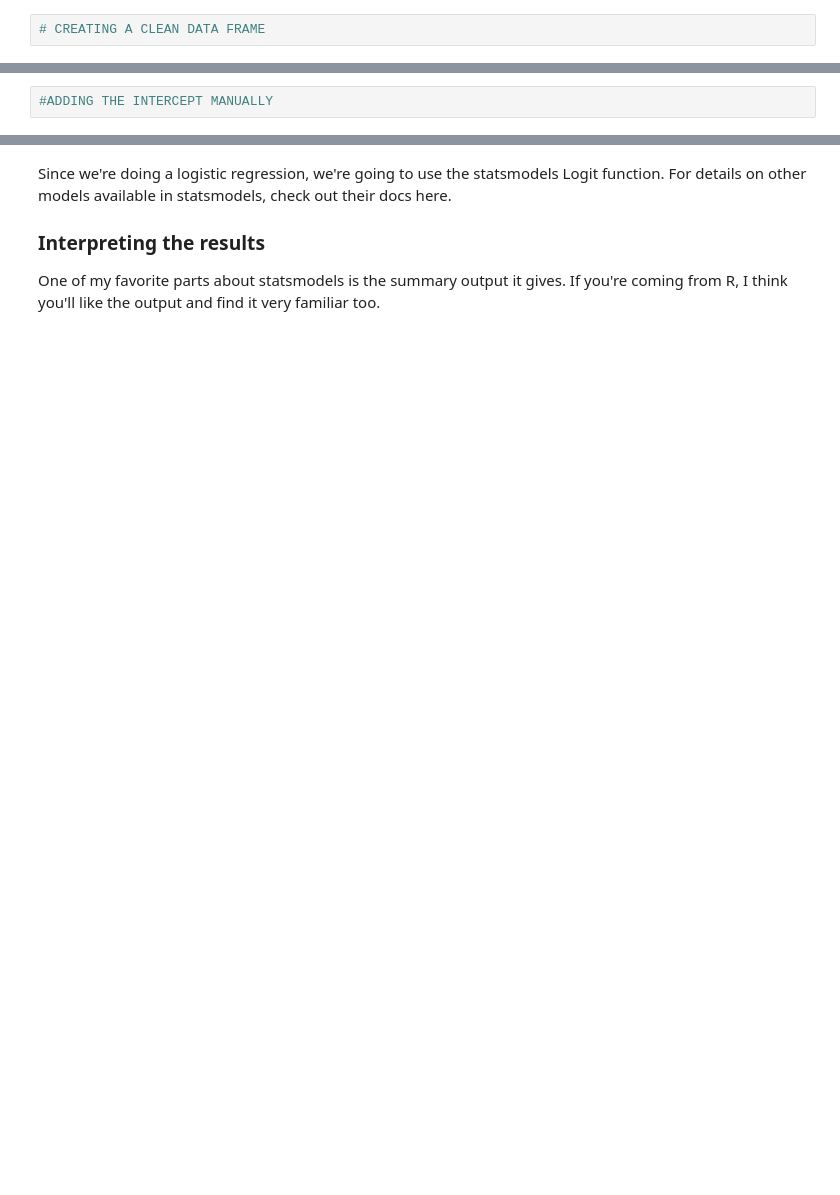
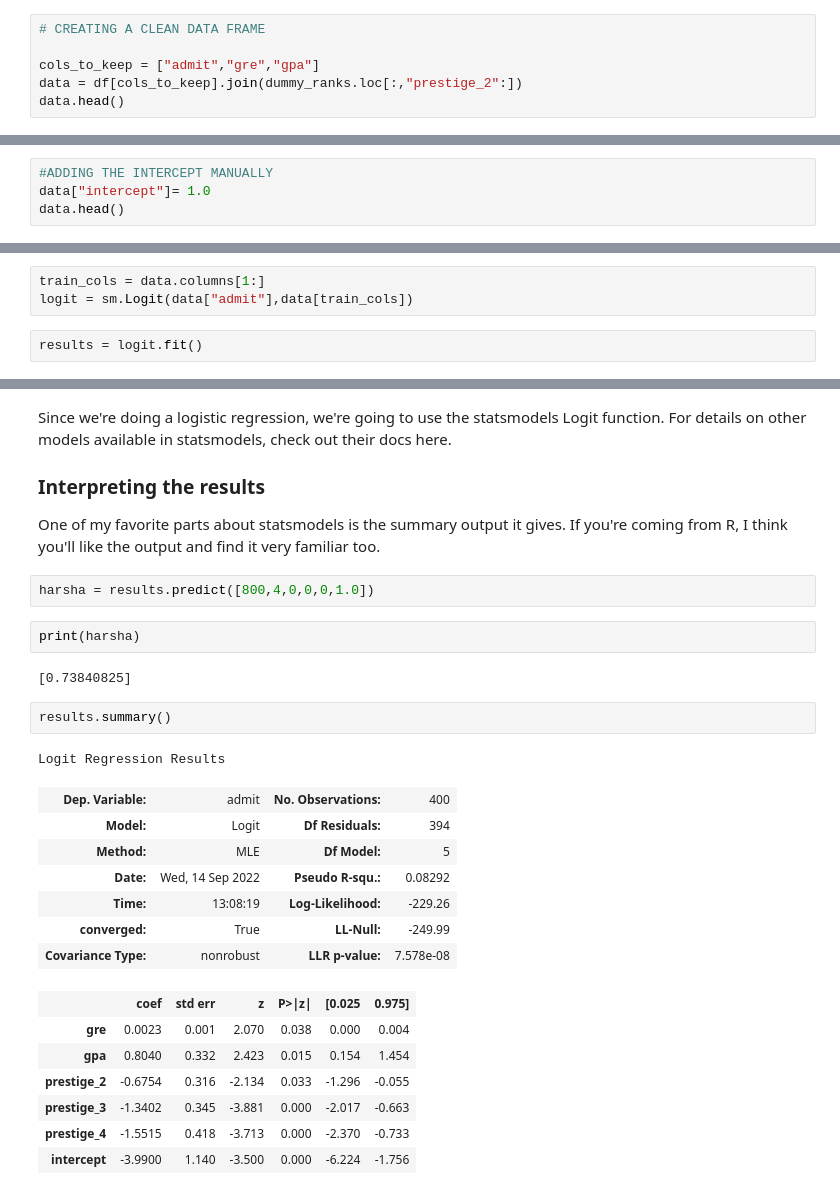
Before and after one commit to harshan2406/INTERSOFTcodefiles, a Jupyter notebook: logistics_regression (1).ipynb, the cells around one changed output, grey strips where cells are left out. Saved outputs shown, nothing was run; the diff lists cells and outputs as text; blank space fills up the shorter version.

```diff
--- a/logistics_regression (1).ipynb
+++ b/logistics_regression (1).ipynb
@@ -116,2 +164,6 @@ get_dummies creates a new DataFrame with binary indicator variables for each cat
 # %%
 # CREATING A CLEAN DATA FRAME
+
+cols_to_keep = ["admit","gre","gpa"]
+data = df[cols_to_keep].join(dummy_ranks.loc[:,"prestige_2":])
+data.head()
@@ -126,3 +185,5 @@ Actually doing the logistic regression is quite simple. Specify the column conta
 In our case we'll be predicting the admit column using gre, gpa, and the prestige dummy variables prestige_2, prestige_3 and prestige_4. We're going to treat prestige_1 as our baseline and exclude it from our fit. This is done to prevent multicollinearity, or the dummy variable trap caused by including a dummy variable for every single category.
 # %%
 #ADDING THE INTERCEPT MANUALLY
+data["intercept"]= 1.0
+data.head()
@@ -128,0 +197,5 @@ In our case we'll be predicting the admit column using gre, gpa, and the prestig
+# %%
+train_cols = data.columns[1:]
+logit = sm.Logit(data["admit"],data[train_cols])
+# %%
+results = logit.fit()
@@ -131,3 +208,27 @@ Since we're doing a logistic regression, we're going to use the statsmodels Logi
 
 ### Interpreting the results
 One of my favorite parts about statsmodels is the summary output it gives. If you're coming from R, I think you'll like the output and find it very familiar too.
+# %%
+harsha = results.predict([800,4,0,0,0,1.0])
+# %%
+print(harsha)
+# %% [output]
+[0.73840825]
+# %%
+results.summary()
+# %% [output]
+Logit Regression Results
+| Dep. Variable: | admit | No. Observations: | 400 |
+| Model: | Logit | Df Residuals: | 394 |
+| Method: | MLE | Df Model: | 5 |
+| Date: | Wed, 14 Sep 2022 | Pseudo R-squ.: | 0.08292 |
+| Time: | 13:08:19 | Log-Likelihood: | -229.26 |
+| converged: | True | LL-Null: | -249.99 |
+| Covariance Type: | nonrobust | LLR p-value: | 7.578e-08 |
+|  | coef | std err | z | P>|z| | [0.025 | 0.975] |
+| gre | 0.0023 | 0.001 | 2.070 | 0.038 | 0.000 | 0.004 |
+| gpa | 0.8040 | 0.332 | 2.423 | 0.015 | 0.154 | 1.454 |
+| prestige_2 | -0.6754 | 0.316 | -2.134 | 0.033 | -1.296 | -0.055 |
+| prestige_3 | -1.3402 | 0.345 | -3.881 | 0.000 | -2.017 | -0.663 |
+| prestige_4 | -1.5515 | 0.418 | -3.713 | 0.000 | -2.370 | -0.733 |
+| intercept | -3.9900 | 1.140 | -3.500 | 0.000 | -6.224 | -1.756 |
```
Also changed, not shown: parts of 10 cells of this notebook.
